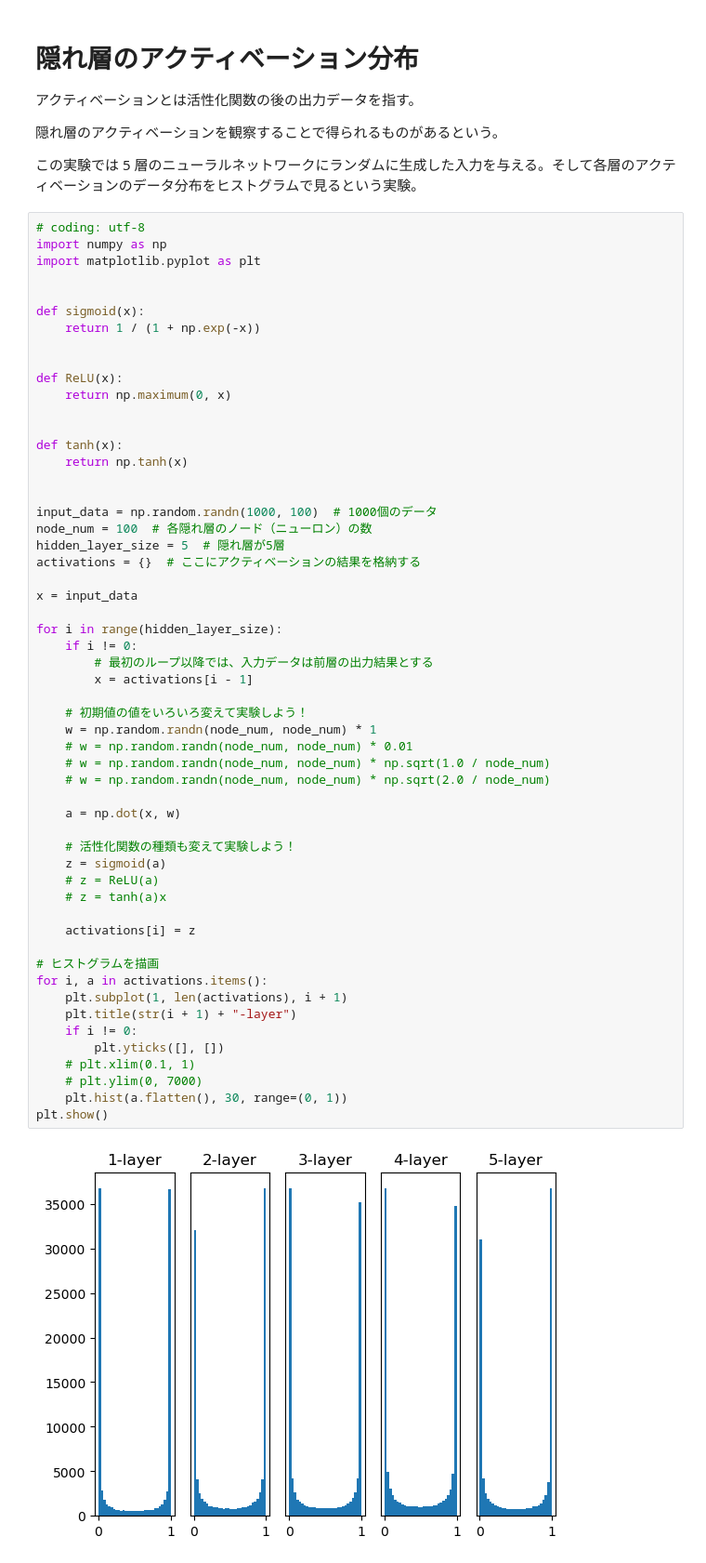
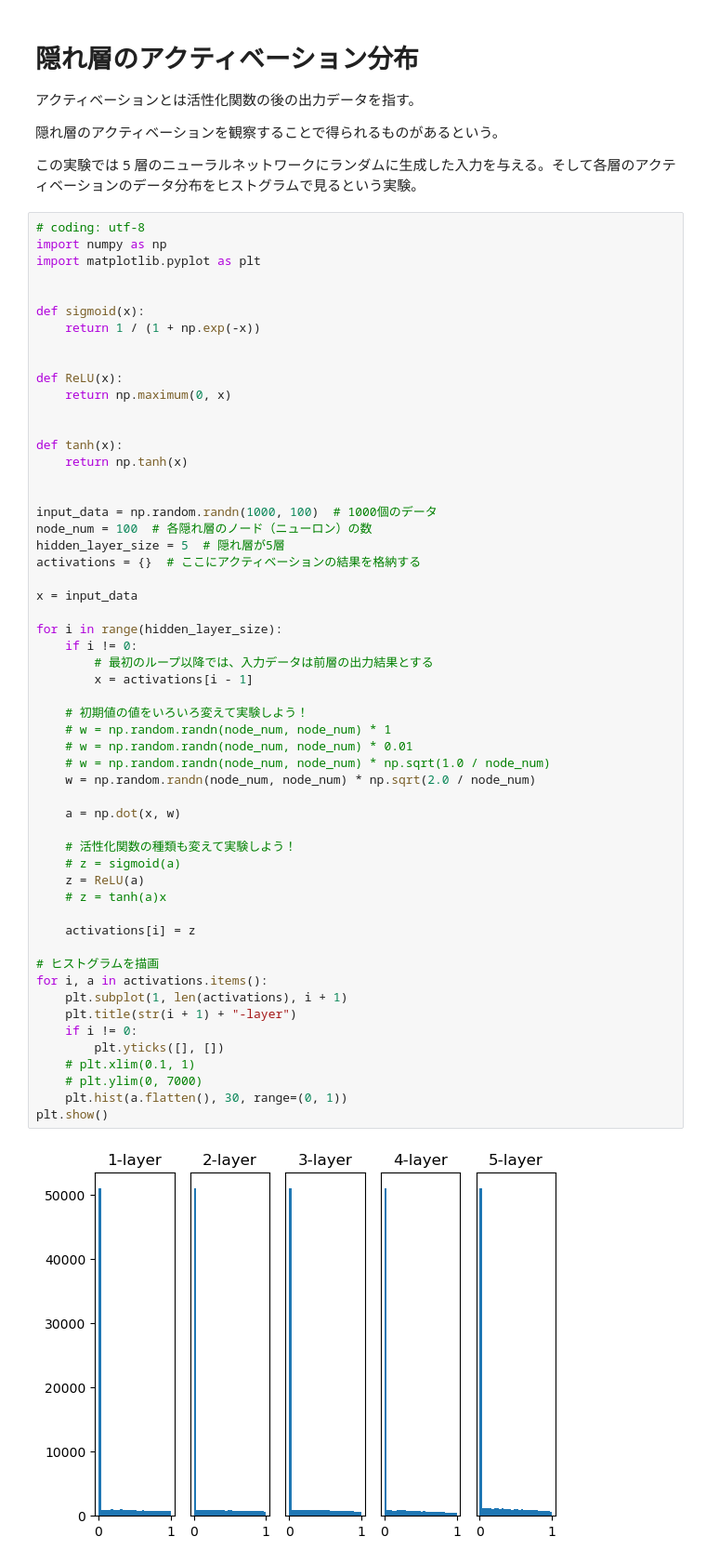
Before and after one commit to dan848484/deep-learning-from-scratch, a Jupyter notebook: chapter6.ipynb, the cells around one changed output. Shown: that part at 93% size. Cells and saved outputs as stored; diff of their text form.

```diff
--- a/chapter6.ipynb
+++ b/chapter6.ipynb
@@ -236,35 +236,35 @@ activations = {}  # ここにアクティベーションの結果を格納する
 
 x = input_data
 
 for i in range(hidden_layer_size):
     if i != 0:
         # 最初のループ以降では、入力データは前層の出力結果とする
         x = activations[i - 1]
 
     # 初期値の値をいろいろ変えて実験しよう！
-    w = np.random.randn(node_num, node_num) * 1
+    # w = np.random.randn(node_num, node_num) * 1
     # w = np.random.randn(node_num, node_num) * 0.01
     # w = np.random.randn(node_num, node_num) * np.sqrt(1.0 / node_num)
-    # w = np.random.randn(node_num, node_num) * np.sqrt(2.0 / node_num)
+    w = np.random.randn(node_num, node_num) * np.sqrt(2.0 / node_num)
 
     a = np.dot(x, w)
 
     # 活性化関数の種類も変えて実験しよう！
-    z = sigmoid(a)
-    # z = ReLU(a)
+    # z = sigmoid(a)
+    z = ReLU(a)
     # z = tanh(a)x
 
     activations[i] = z
 
 # ヒストグラムを描画
 for i, a in activations.items():
     plt.subplot(1, len(activations), i + 1)
     plt.title(str(i + 1) + "-layer")
     if i != 0:
         plt.yticks([], [])
     # plt.xlim(0.1, 1)
     # plt.ylim(0, 7000)
     plt.hist(a.flatten(), 30, range=(0, 1))
 plt.show()
 # %% [output]
-[figure, old version]
+[figure, new version]
```
Also changed, not shown: parts of 1 cell of this notebook.
